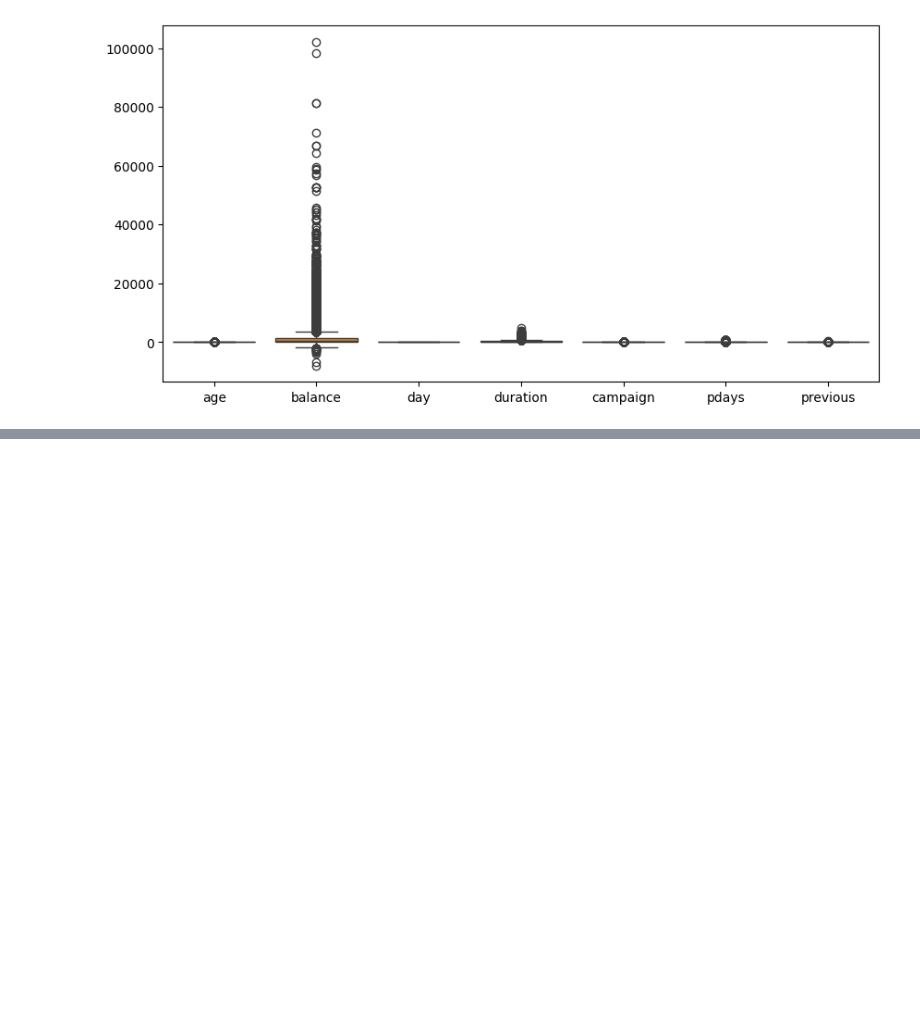
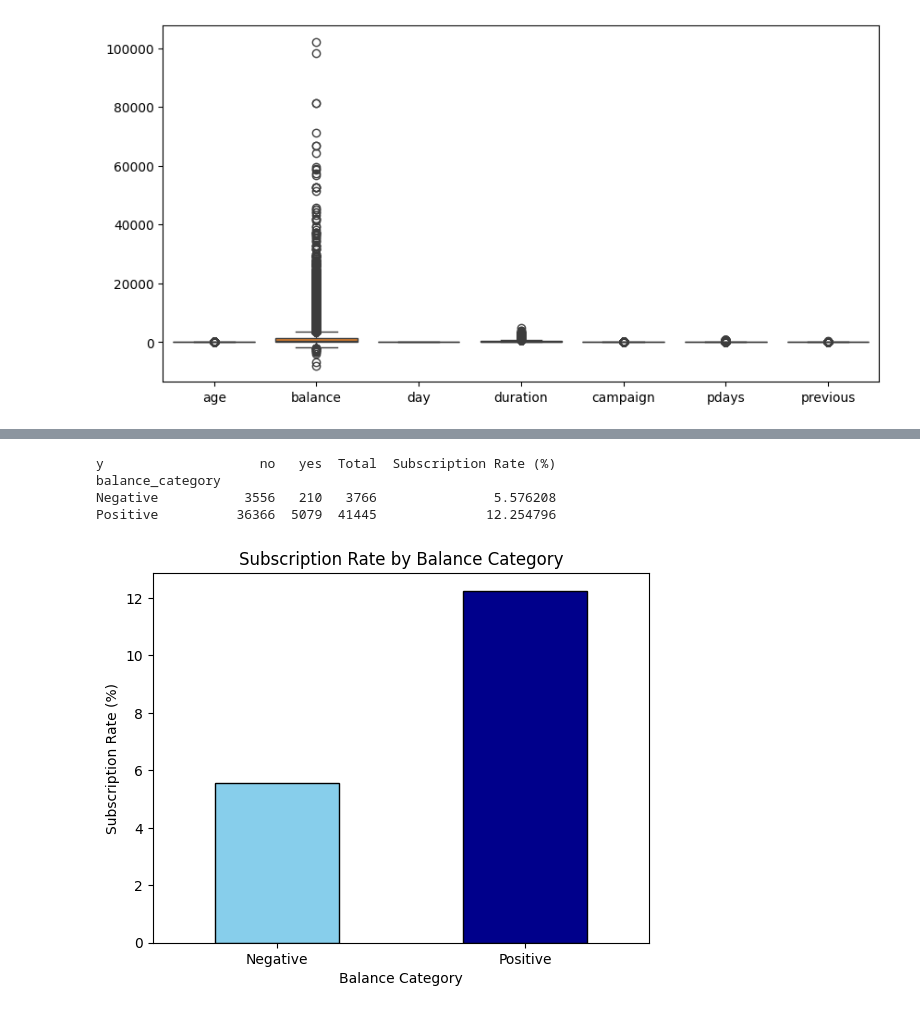
Before and after one commit to zeemanzak/Predictive-Analysis-for-Client-Subscription, a Jupyter notebook: notebook/main.ipynb, the cells around one changed output, grey strips where cells are left out. Cells and saved outputs as stored; diff of their text form; code cells hidden in the pictures; blank space fills up the shorter version.

```diff
--- a/notebook/main.ipynb
+++ b/notebook/main.ipynb
@@ -277,0 +389,27 @@ sub Rate: 0.0
+# %%
+# Categorize balances into 'Negative' and 'Positive'
+train_df['balance_category'] = train_df['balance'].apply(lambda x: 'Negative' if x < 0 else 'Positive')
+
+# Calculate subscription rates for each balance category
+subscription_rate = train_df.groupby(['balance_category', 'y']).size().unstack().fillna(0)
+
+# Calculate percentages
+subscription_rate['Total'] = subscription_rate.sum(axis=1)
+subscription_rate['Subscription Rate (%)'] = (subscription_rate['yes'] / subscription_rate['Total']) * 100
+
+# Display results
+print(subscription_rate)
+
+
+subscription_rate['Subscription Rate (%)'].plot(kind='bar', color=['skyblue', 'darkblue'], edgecolor='black')
+plt.title('Subscription Rate by Balance Category')
+plt.ylabel('Subscription Rate (%)')
+plt.xlabel('Balance Category')
+plt.xticks(rotation=0)
+plt.show()
+# %% [output]
+y                    no   yes  Total  Subscription Rate (%)
+balance_category
+Negative           3556   210   3766               5.576208
+Positive          36366  5079  41445              12.254796
+[figure, added]
```
Also changed, not shown: parts of 15 cells of this notebook.
